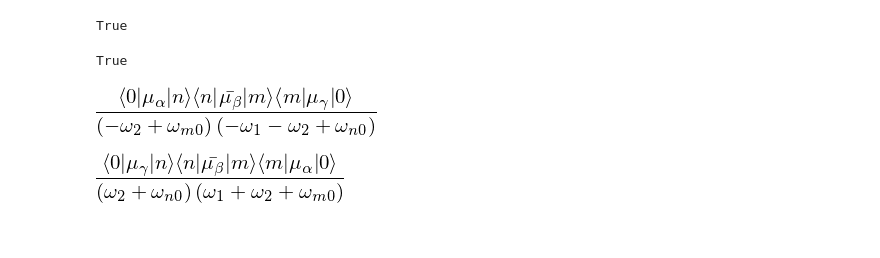
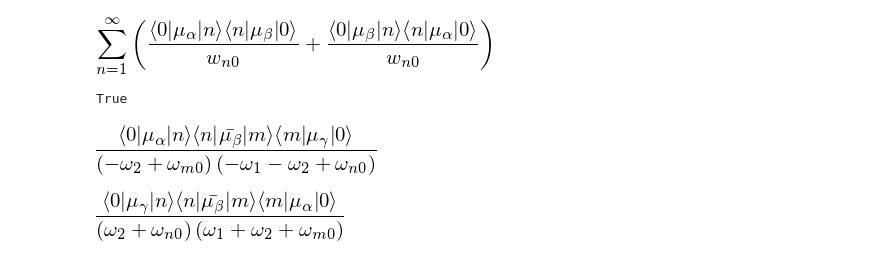
Before and after one commit to maxscheurer/responsefun, a Jupyter notebook: sympy_test.ipynb, the cells around one changed output. Cells and saved outputs as stored; diff of their text form; code cells hidden in the pictures; blank space fills up the shorter version.

```diff
--- a/sympy_test.ipynb
+++ b/sympy_test.ipynb
@@ -31,10 +31,10 @@ class a(Function):
             + Bra(0) * HermitianOperator("mu_beta") * Ket(n) *
             Bra(n) * HermitianOperator("mu_alpha") * Ket(0)/(w+y), (n, 1, oo)
         )
-# %%
-a(0).args[0].args[0].adjoint() == a(0).args[0].args[1]
-# %% [output]
-True
+# %%
+a(0)
+# %% [output]
+[figure, added]
 # %%
 class beta(Function):
     @classmethod
```
Also changed, not shown: parts of 10 cells of this notebook, 5 other files.
